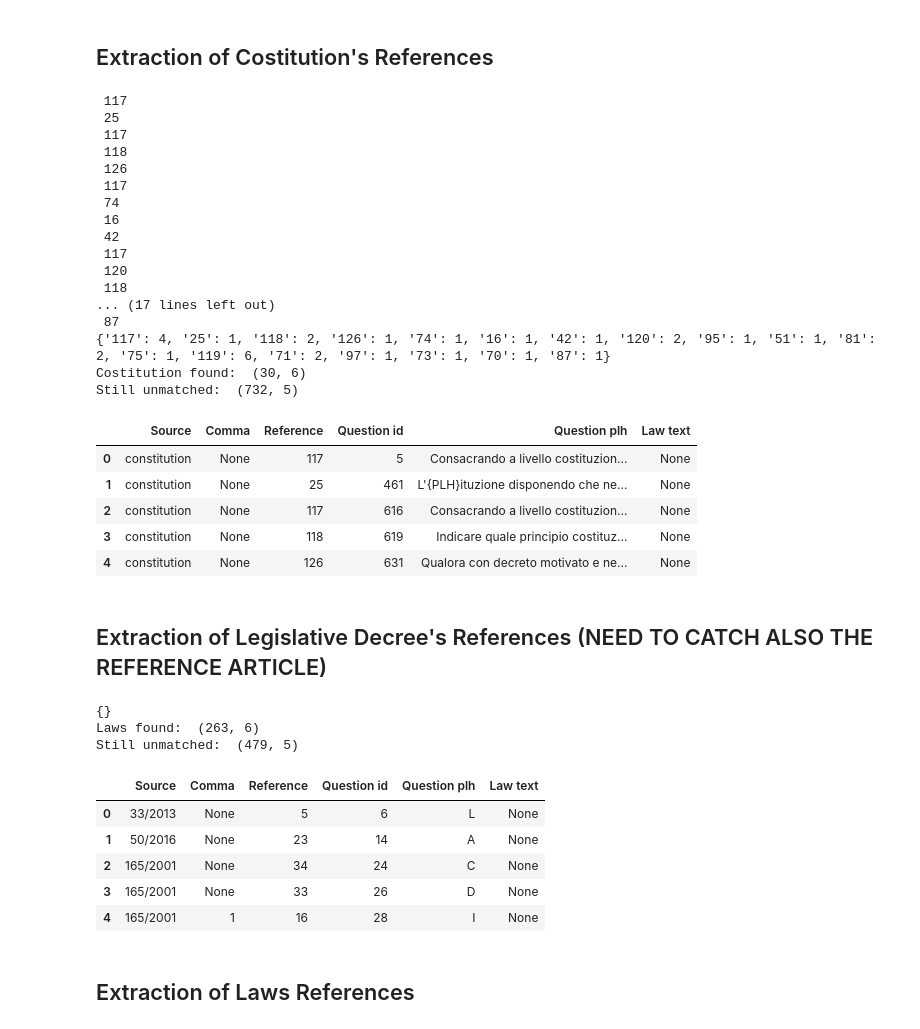
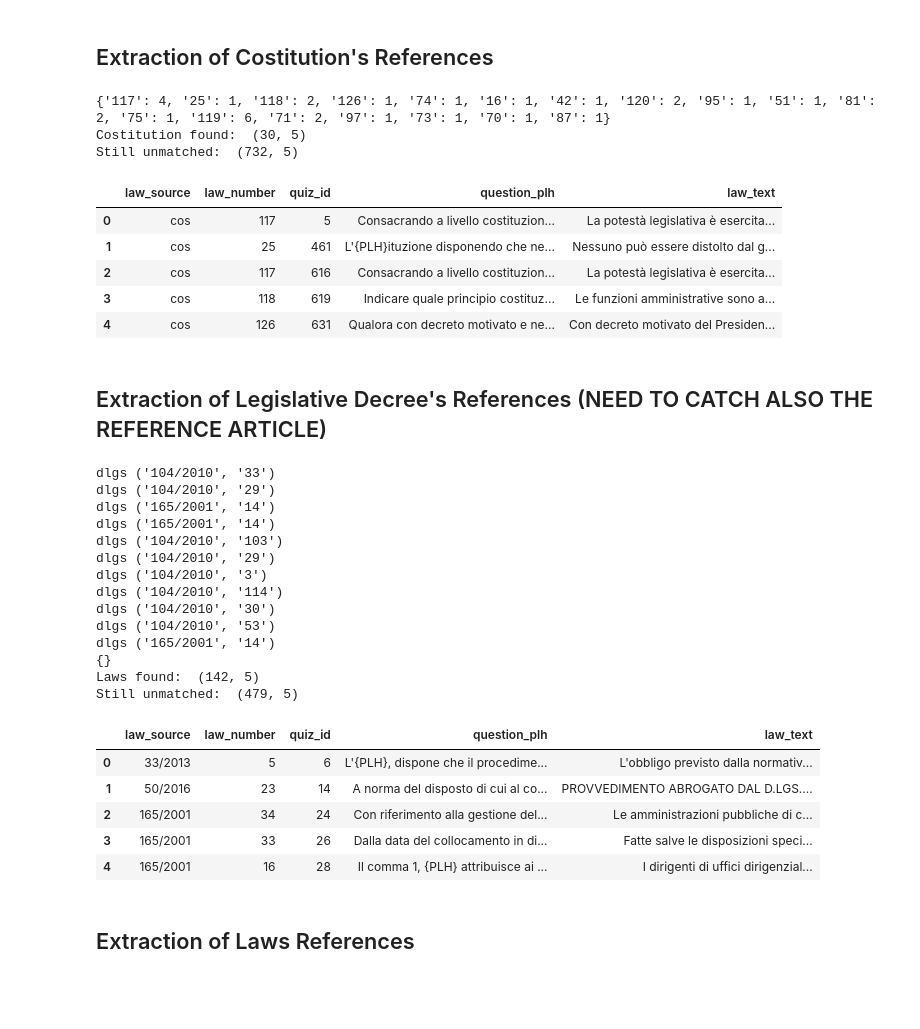
Before and after one commit to IGieckI/Thesis, a Jupyter notebook: Data/References extraction from quiz.ipynb, the cells around one changed output. Drawn from its saved outputs; the diff is of its cells as text; code cells hidden in the pictures; blank space fills up the shorter version.

```diff
--- a/Data/References extraction from quiz.ipynb
+++ b/Data/References extraction from quiz.ipynb
@@ -197,37 +209,23 @@ Still unmatched:  (762, 5)
 # %%
 patterns = [
     r'[Aa]rtt?\.?( \d+).{0,25}[Cc]ost'
 ]
 
-df_cost, df_quiz = extract_data(df_quiz, patterns, "constitution")
+df_cost, df_quiz = extract_data(df_quiz, patterns, "cos")
 
 print("Costitution found: ", df_cost.shape)
 print("Still unmatched: ", df_quiz.shape)
 df_cost.head()
 # %% [output]
- 117
- 25
- 117
- 118
- 126
- 117
- 74
- 16
- 42
- 117
- 120
- 118
-... (17 lines left out)
- 87
 {'117': 4, '25': 1, '118': 2, '126': 1, '74': 1, '16': 1, '42': 1, '120': 2, '95': 1, '51': 1, '81': 2, '75': 1, '119': 6, '71': 2, '97': 1, '73': 1, '70': 1, '87': 1}
-Costitution found:  (30, 6)
+Costitution found:  (30, 5)
 Still unmatched:  (732, 5)
-|  | Source | Comma | Reference | Question id | Question plh | Law text |
-| 0 | constitution | None | 117 | 5 | Consacrando a livello costituzion... | None |
-| 1 | constitution | None | 25 | 461 | L'{PLH}ituzione disponendo che ne... | None |
-| 2 | constitution | None | 117 | 616 | Consacrando a livello costituzion... | None |
-| 3 | constitution | None | 118 | 619 | Indicare quale principio costituz... | None |
-| 4 | constitution | None | 126 | 631 | Qualora con decreto motivato e ne... | None |
+|  | law_source | law_number | quiz_id | question_plh | law_text |
+| 0 | cos | 117 | 5 | Consacrando a livello costituzion... | La potestà legislativa è esercita... |
+| 1 | cos | 25 | 461 | L'{PLH}ituzione disponendo che ne... | Nessuno può essere distolto dal g... |
+| 2 | cos | 117 | 616 | Consacrando a livello costituzion... | La potestà legislativa è esercita... |
+| 3 | cos | 118 | 619 | Indicare quale principio costituz... | Le funzioni amministrative sono a... |
+| 4 | cos | 126 | 631 | Qualora con decreto motivato e ne... | Con decreto motivato del Presiden... |
 # %% [markdown]
 ## Extraction of Legislative Decree's References (NEED TO CATCH ALSO THE REFERENCE ARTICLE)
 # %%
@@ -238,21 +236,32 @@ patterns = [
     r'D\.Lgs\.(?: n\.)?( \d+\/ ?\d+)',
 ]
 
-df_dlgs, df_quiz = extract_data(df_quiz, patterns, "D. Lgs.")
+df_dlgs, df_quiz = extract_data(df_quiz, patterns, "dlgs")
 
 print("Laws found: ", df_dlgs.shape)
 print("Still unmatched: ", df_quiz.shape)
 df_dlgs.head()
 # %% [output]
+dlgs ('104/2010', '33')
+dlgs ('104/2010', '29')
+dlgs ('165/2001', '14')
+dlgs ('165/2001', '14')
+dlgs ('104/2010', '103')
+dlgs ('104/2010', '29')
+dlgs ('104/2010', '3')
+dlgs ('104/2010', '114')
+dlgs ('104/2010', '30')
+dlgs ('104/2010', '53')
+dlgs ('165/2001', '14')
 {}
-Laws found:  (263, 6)
+Laws found:  (142, 5)
 Still unmatched:  (479, 5)
-|  | Source | Comma | Reference | Question id | Question plh | Law text |
-| 0 | 33/2013 | None | 5 | 6 | L | None |
-| 1 | 50/2016 | None | 23 | 14 | A | None |
-| 2 | 165/2001 | None | 34 | 24 | C | None |
-| 3 | 165/2001 | None | 33 | 26 | D | None |
-| 4 | 165/2001 | 1 | 16 | 28 | I | None |
+|  | law_source | law_number | quiz_id | question_plh | law_text |
+| 0 | 33/2013 | 5 | 6 | L'{PLH}, dispone che il procedime... | L'obbligo previsto dalla normativ... |
+| 1 | 50/2016 | 23 | 14 | A norma del disposto di cui al co... | PROVVEDIMENTO ABROGATO DAL D.LGS.... |
+| 2 | 165/2001 | 34 | 24 | Con riferimento alla gestione del... | Le amministrazioni pubbliche di c... |
+| 3 | 165/2001 | 33 | 26 | Dalla data del collocamento in di... | Fatte salve le disposizioni speci... |
+| 4 | 165/2001 | 16 | 28 | Il comma 1, {PLH} attribuisce ai ... | I dirigenti di uffici dirigenzial... |
 # %% [markdown]
 ## Extraction of Laws References
 # %%
```
Also changed, not shown: parts of 8 cells of this notebook, 22 other files.
